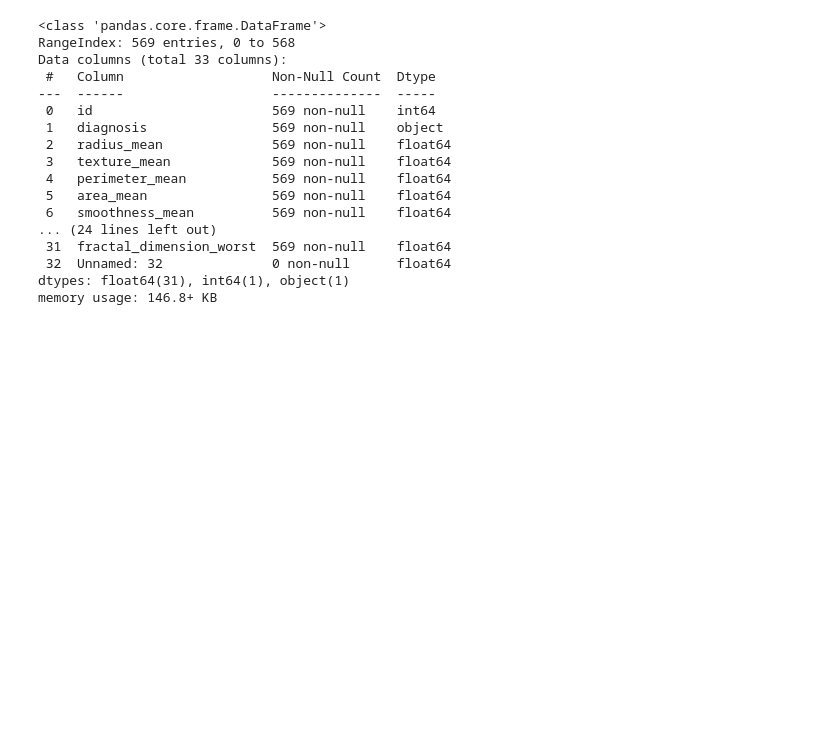
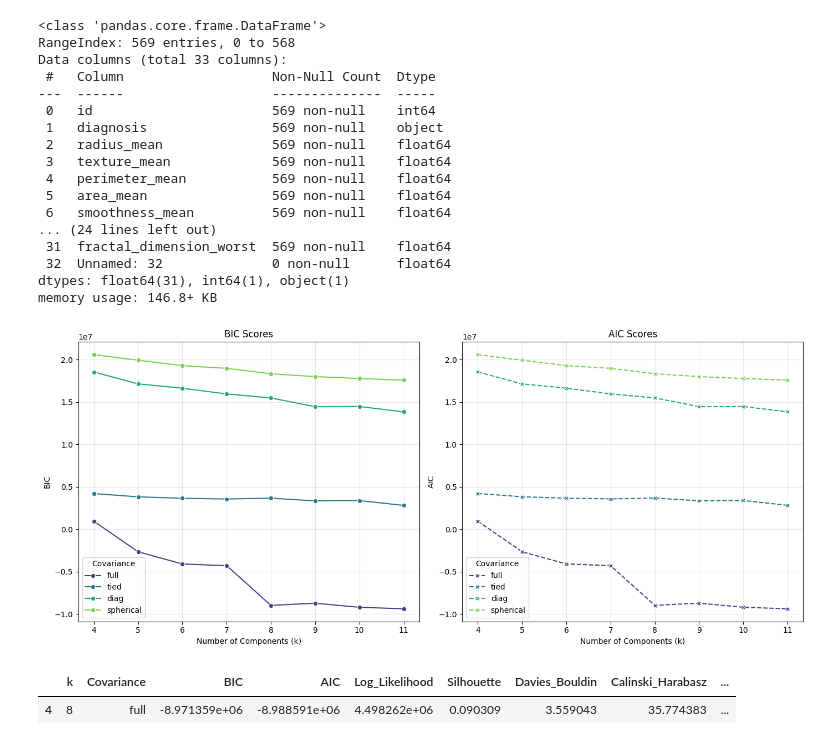
Before and after one commit to bassam-14/Unsupervised-Learning, a Jupyter notebook: GMM.ipynb, the cells around one changed output. Cells and saved outputs as stored; diff of their text form; code cells hidden in the pictures; blank space fills up the shorter version.

```diff
--- a/GMM.ipynb
+++ b/GMM.ipynb
@@ -34,6 +34,11 @@ y_df = df["diagnosis"]
 # Convert to numpy
 X = X_df.to_numpy()
 y = y_df.to_numpy()
+
+# Scale data
+mean = X.mean(axis=0)
+std = X.std(axis=0)
+X_scaled = (X - mean) / std
 # %%
 class GMM:
     def __init__(self, k_components, covariance_type='full'):
@@ -80,6 +85,10 @@ class GMM:
 
         # Assign labels based on responsibilities
         self.labels = np.argmax(self.responsibilities, axis=1)
+
+    def predict(self, X):
+        responsibilities = self.e_step(X)
+        return np.argmax(responsibilities, axis=1)
 
     def initialize_parameters(self, X):
         n_samples, n_features = X.shape
@@ -248,0 +319,41 @@ class GMM:
+# %%
+def plot_bic_aic_curves(df_results):
+    plt.figure(figsize=(14, 6))
+
+    # Plot 1: BIC
+    plt.subplot(1, 2, 1)
+    sns.lineplot(data=df_results, x='k', y='BIC', hue='Covariance', marker='o', palette='viridis')
+    plt.title('BIC Scores')
+    plt.xlabel('Number of Components (k)')
+    plt.ylabel('BIC')
+    plt.grid(True, alpha=0.3)
+
+    # Plot 2: AIC
+    plt.subplot(1, 2, 2)
+    sns.lineplot(data=df_results, x='k', y='AIC', hue='Covariance', marker='X', palette='viridis', linestyle='--')
+    plt.title('AIC Scores')
+    plt.xlabel('Number of Components (k)')
+    plt.ylabel('AIC')
+    plt.grid(True, alpha=0.3)
+
+    plt.tight_layout()
+    plt.show()
+
+# Run visualization
+plot_bic_aic_curves(df_results)
+# %% [output]
+[figure, added]
+# %%
+from evaluation import adjusted_rand_index, normalized_mutual_info, purity_score, confusion_matrix
+# best Metrics
+best_gmm = model_dictionary[('full', 8)]
+labels = best_gmm.labels
+best_metrics = df_results[
+    (df_results['k'] == 8) &
+    (df_results['Covariance'] == 'full')
+]
+
+display(best_metrics)
+# %% [output]
+|  | k | Covariance | BIC | AIC | Log_Likelihood | Silhouette | Davies_Bouldin | Calinski_Harabasz | ... |
+| 4 | 8 | full | -8.971359e+06 | -8.988591e+06 | 4.498262e+06 | 0.090309 | 3.559043 | 35.774383 | ... |
```
Also changed, not shown: parts of 5 cells of this notebook, 2 other files.
